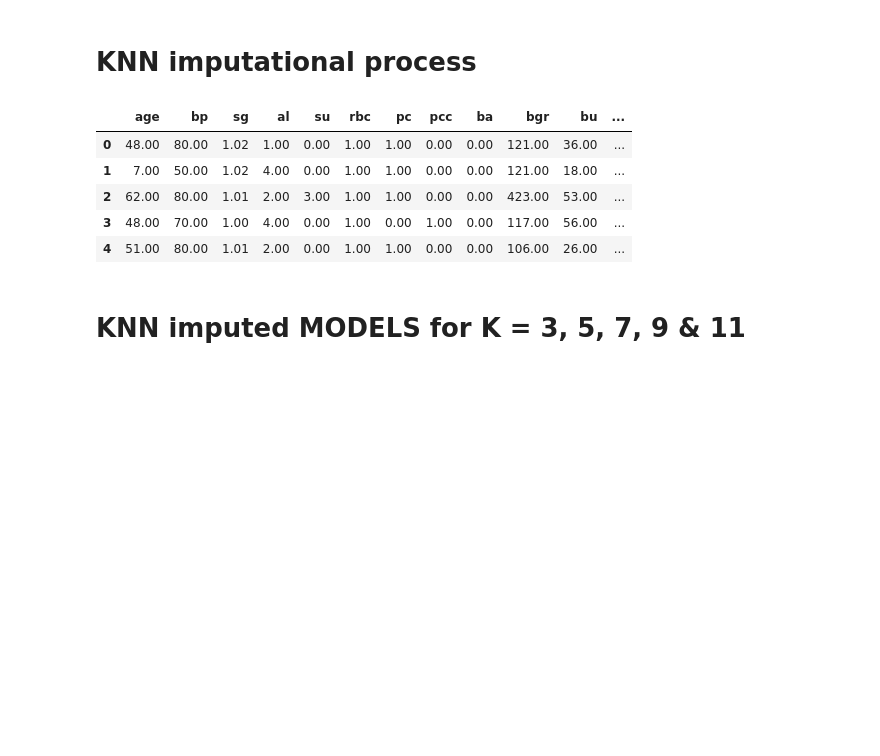
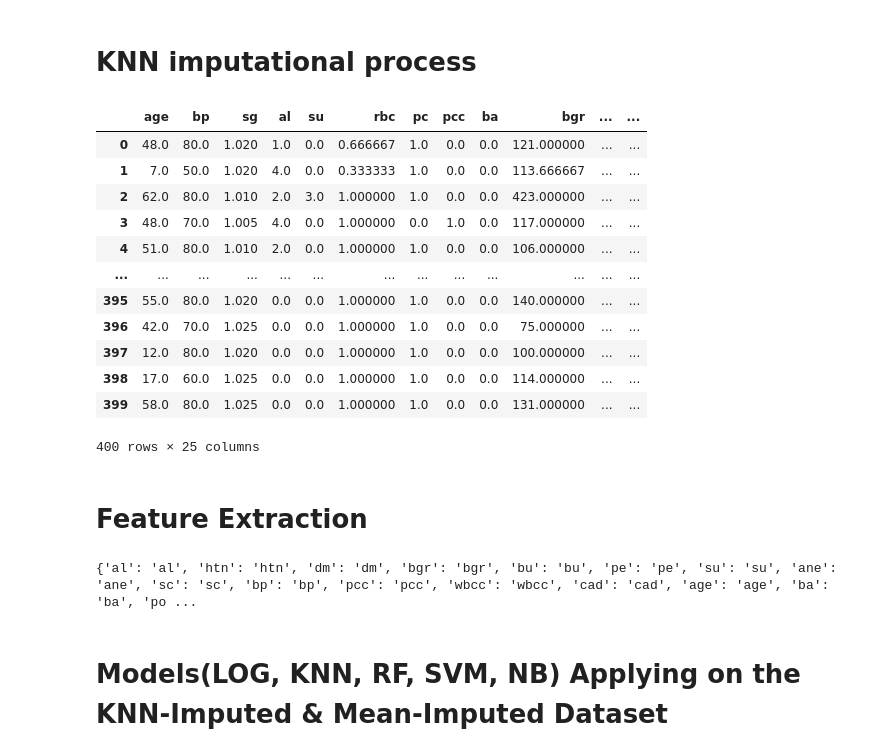
Before and after one commit to game-of-codes/CKD-Prediction, a Jupyter notebook: project_demo1.ipynb, the cells around one changed output. Saved outputs shown, nothing was run; the diff lists cells and outputs as text; code cells hidden in the pictures; blank space fills up the shorter version.

```diff
--- a/project_demo1.ipynb
+++ b/project_demo1.ipynb
@@ -25,3 +22,5 @@ mean_dataset = pd.read_csv("mean_ckd.csv")
+# %%
+dataset = pd.read_csv('ckd.csv')
 # %%
 cleanup = {"rbc":     {"normal": 1, "abnormal": 0},
            "pc": {"normal": 1, "abnormal": 0},
@@ -76,12 +64,16 @@ dataset.fillna(round(dataset.median(),2), inplace = True)
-# %%
-cm = sns.light_palette("green", as_cmap=True)
-dataset.head().style.background_gradient(cmap=cm).set_precision(2).highlight_null('red')
-# %% [output]
-|  | age | bp | sg | al | su | rbc | pc | pcc | ba | bgr | bu | ... |
-| 0 | 48.00 | 80.00 | 1.02 | 1.00 | 0.00 | 1.00 | 1.00 | 0.00 | 0.00 | 121.00 | 36.00 | ... |
-| 1 | 7.00 | 50.00 | 1.02 | 4.00 | 0.00 | 1.00 | 1.00 | 0.00 | 0.00 | 121.00 | 18.00 | ... |
-| 2 | 62.00 | 80.00 | 1.01 | 2.00 | 3.00 | 1.00 | 1.00 | 0.00 | 0.00 | 423.00 | 53.00 | ... |
-| 3 | 48.00 | 70.00 | 1.00 | 4.00 | 0.00 | 1.00 | 0.00 | 1.00 | 0.00 | 117.00 | 56.00 | ... |
-| 4 | 51.00 | 80.00 | 1.01 | 2.00 | 0.00 | 1.00 | 1.00 | 0.00 | 0.00 | 106.00 | 26.00 | ... |
-# %% [markdown]
-# KNN imputed MODELS for K = 3, 5, 7, 9 & 11
+# %%
+df_knn_imputed_uniform_3
+# %% [output]
+|  | age | bp | sg | al | su | rbc | pc | pcc | ba | bgr | ... | ... |
+| 0 | 48.0 | 80.0 | 1.020 | 1.0 | 0.0 | 0.666667 | 1.0 | 0.0 | 0.0 | 121.000000 | ... | ... |
+| 1 | 7.0 | 50.0 | 1.020 | 4.0 | 0.0 | 0.333333 | 1.0 | 0.0 | 0.0 | 113.666667 | ... | ... |
+| 2 | 62.0 | 80.0 | 1.010 | 2.0 | 3.0 | 1.000000 | 1.0 | 0.0 | 0.0 | 423.000000 | ... | ... |
+| 3 | 48.0 | 70.0 | 1.005 | 4.0 | 0.0 | 1.000000 | 0.0 | 1.0 | 0.0 | 117.000000 | ... | ... |
+| 4 | 51.0 | 80.0 | 1.010 | 2.0 | 0.0 | 1.000000 | 1.0 | 0.0 | 0.0 | 106.000000 | ... | ... |
+| ... | ... | ... | ... | ... | ... | ... | ... | ... | ... | ... | ... | ... |
+| 395 | 55.0 | 80.0 | 1.020 | 0.0 | 0.0 | 1.000000 | 1.0 | 0.0 | 0.0 | 140.000000 | ... | ... |
+| 396 | 42.0 | 70.0 | 1.025 | 0.0 | 0.0 | 1.000000 | 1.0 | 0.0 | 0.0 | 75.000000 | ... | ... |
+| 397 | 12.0 | 80.0 | 1.020 | 0.0 | 0.0 | 1.000000 | 1.0 | 0.0 | 0.0 | 100.000000 | ... | ... |
+| 398 | 17.0 | 60.0 | 1.025 | 0.0 | 0.0 | 1.000000 | 1.0 | 0.0 | 0.0 | 114.000000 | ... | ... |
+| 399 | 58.0 | 80.0 | 1.025 | 0.0 | 0.0 | 1.000000 | 1.0 | 0.0 | 0.0 | 131.000000 | ... | ... |
+400 rows × 25 columns
@@ -87,0 +84,2 @@ dataset.head().style.background_gradient(cmap=cm).set_precision(2).highlight_nul
+# %% [markdown]
+# Feature Extraction
@@ -88,3 +116,9 @@ dataset.head().style.background_gradient(cmap=cm).set_precision(2).highlight_nul
+# %%
+print(feat)
+# %% [output]
+{'al': 'al', 'htn': 'htn', 'dm': 'dm', 'bgr': 'bgr', 'bu': 'bu', 'pe': 'pe', 'su': 'su', 'ane': 'ane', 'sc': 'sc', 'bp': 'bp', 'pcc': 'pcc', 'wbcc': 'wbcc', 'cad': 'cad', 'age': 'age', 'ba': 'ba', 'po ...
+# %% [markdown]
+# Models(LOG, KNN, RF, SVM, NB) Applying on the KNN-Imputed & Mean-Imputed Dataset
 # %%
 def models(x):
 
```
Also changed, not shown: parts of 17 cells of this notebook.
